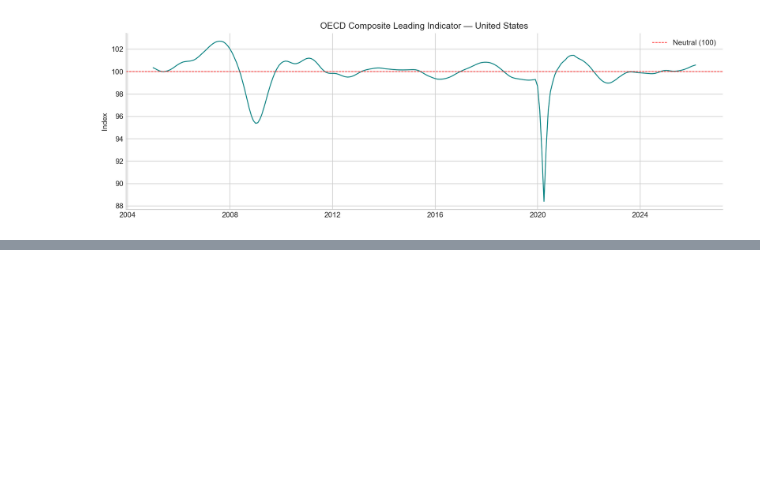
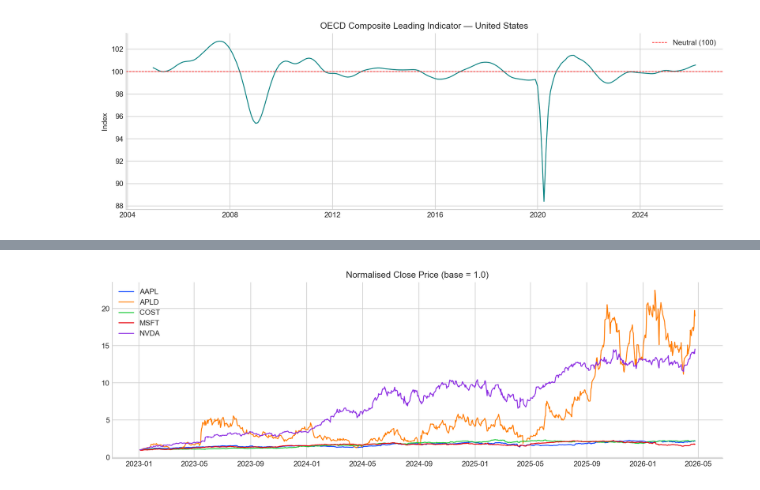
Before and after one commit to fahadtaimur/market-streaming-platform, a Jupyter notebook: notebooks/00_data_feeds.ipynb, the cells around one changed output, grey strips where cells are left out. Cells and saved outputs as stored; diff of their text form; code cells hidden in the pictures; blank space fills up the shorter version.

```diff
--- a/notebooks/00_data_feeds.ipynb
+++ b/notebooks/00_data_feeds.ipynb
@@ -202,0 +412,17 @@ screener_df.sample(10)
+# %%
+# normalise to 1.0 so performance for comparability
+TICKERS = ["AAPL", "MSFT", "APLD", "COST", "NVDA"]
+
+prices = obb.equity.price.historical(
+    symbol=TICKERS, start_date="2023-01-01", provider="yfinance"
+).to_dataframe()
+prices.index = pd.to_datetime(prices.index)
+
+fig, ax = plt.subplots(figsize=(12, 4))
+for ticker, group in prices.groupby("symbol"):
+    ax.plot(group.index, group["close"] / group["close"].iloc[0], linewidth=1.2, label=ticker)
+ax.set_title("Normalised Close Price (base = 1.0)")
+ax.legend()
+plt.tight_layout()
+# %% [output]
+[figure, added]
```
Also changed, not shown: parts of 37 cells of this notebook, 6 other files.
